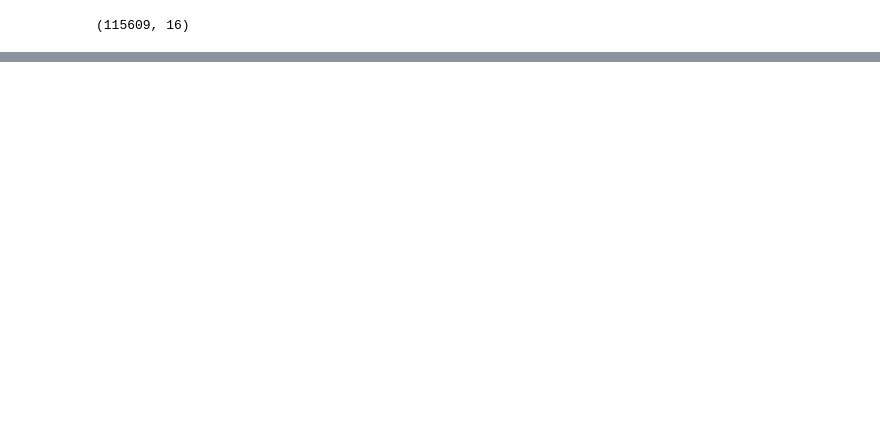
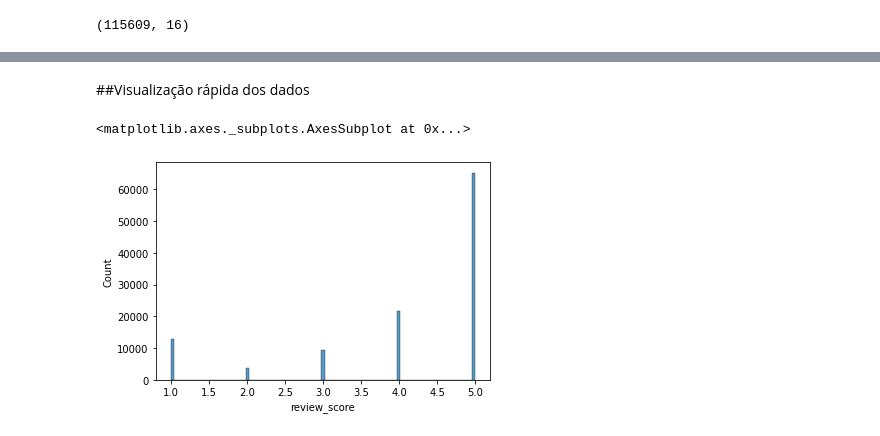
Before and after one commit to JoiceO/python, a Jupyter notebook: Customer_Satisfaction_Ecommerce_Project_Aula01.ipynb, the cells around one changed output, grey strips where cells are left out. Drawn from its saved outputs; the diff is of its cells as text; code cells hidden in the pictures; blank space fills up the shorter version.

```diff
--- a/Customer_Satisfaction_Ecommerce_Project_Aula01.ipynb
+++ b/Customer_Satisfaction_Ecommerce_Project_Aula01.ipynb
@@ -302,0 +336,6 @@ df_ecommerce.shape
+# %%
+#retirando as horas, deixando somente datas
+df_ecommerce['order_purchase_timestamp'] = pd.to_datetime(df_ecommerce['order_purchase_timestamp']).dt.date
+df_ecommerce['order_estimated_delivery_date'] = pd.to_datetime(df_ecommerce['order_estimated_delivery_date']).dt.date
+df_ecommerce['order_delivered_customer_date'] = pd.to_datetime(df_ecommerce['order_delivered_customer_date']).dt.date
+df_ecommerce['shipping_limit_date'] = pd.to_datetime(df_ecommerce['shipping_limit_date']).dt.date
@@ -302,0 +358,6 @@ df_ecommerce.shape
+# %%
+#arrumar código aqui!!!!
+#subtraindo as datas de compras dos dias de entrega, previsão de entrega e envio
+df_ecommerce['delivery_days'] = df_ecommerce['order_delivered_customer_date'] - df_ecommerce['order_purchase_timestamp']
+df_ecommerce['estimated_days'] = df_ecommerce['order_estimated_delivery_date'] - df_ecommerce['order_purchase_timestamp']
+df_ecommerce['shipping_days'] = df_ecommerce['shipping_limit_date'] - df_ecommerce['order_purchase_timestamp']
@@ -302,0 +382,5 @@ df_ecommerce.shape
+# %%
+#transformando o timedelta em número inteiro
+cols = ['delivery_days', 'estimated_days', 'shipping_days']
+for col in cols:
+    df_ecommerce[col] = df_ecommerce[col].apply(lambda x: x.days)
@@ -302,0 +403,12 @@ df_ecommerce.shape
+# %%
+#removendo 4 colunas que não serão usadas
+df_ecommerce.drop(['order_purchase_timestamp', 'order_delivered_customer_date', 'order_estimated_delivery_date',
+                   'shipping_limit_date'],axis=1,inplace=True)
+# %% [markdown]
+##Visualização rápida dos dados
+# %%
+#histograma do score de avaliações
+sns.histplot(x='review_score', data=df_ecommerce)
+# %% [output]
+<matplotlib.axes._subplots.AxesSubplot at 0x...>
+[figure, added]
```
Also changed, not shown: parts of 23 cells of this notebook.
